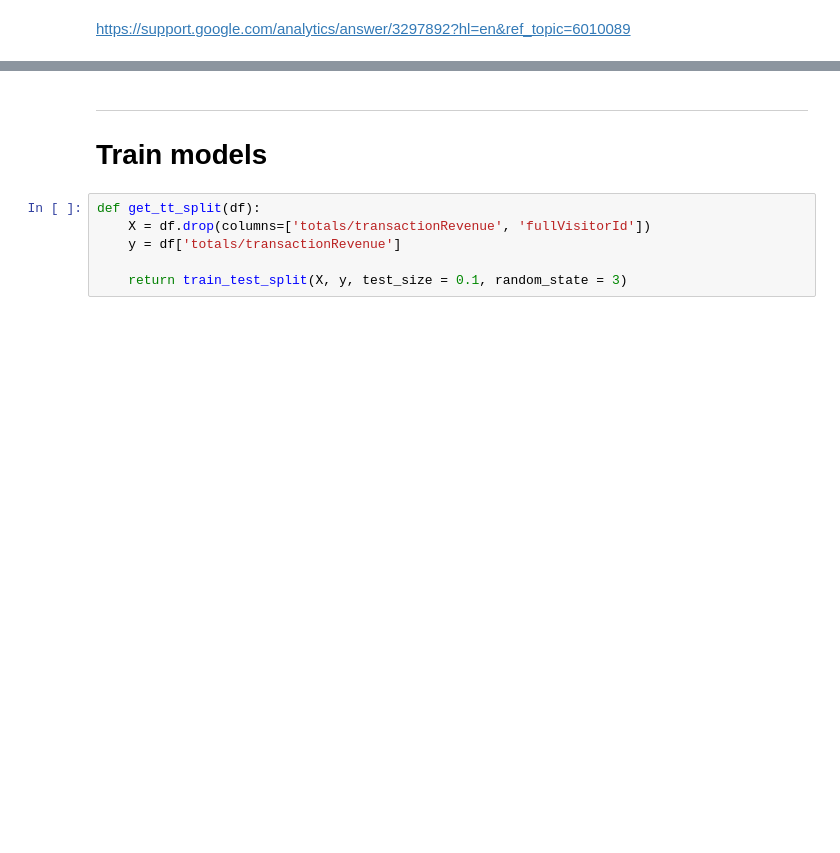
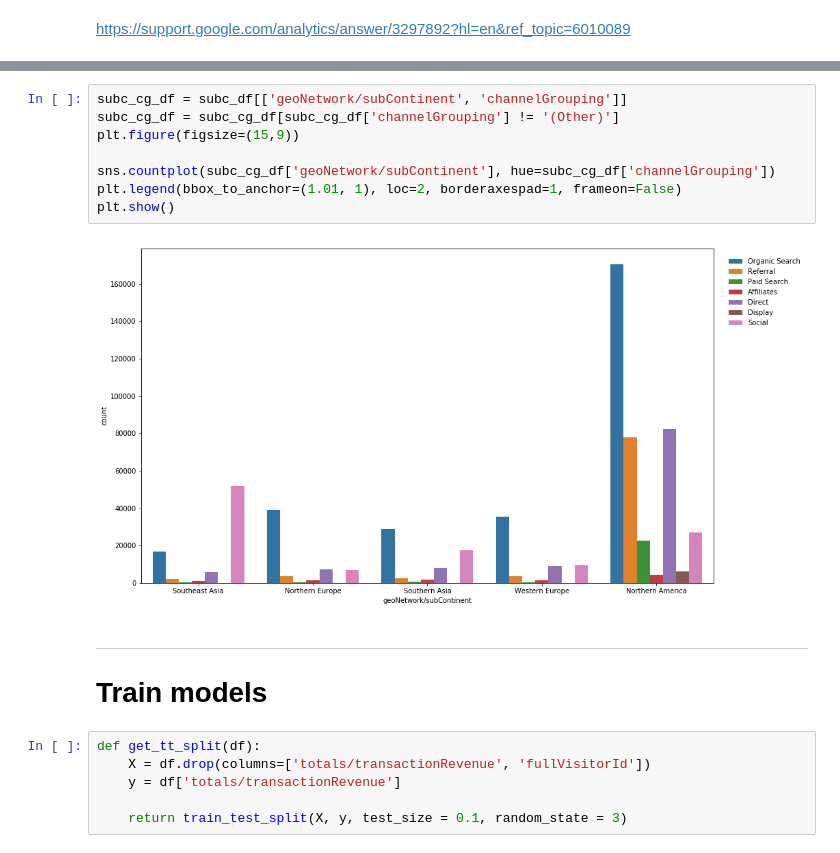
Before and after one commit to milto-github/kaggle-google-analytics, a Jupyter notebook: main_notebook.ipynb, the cells around one changed output, grey strips where cells are left out. Drawn from its saved outputs; the diff is of its cells as text; blank space fills up the shorter version.

```diff
--- a/main_notebook.ipynb
+++ b/main_notebook.ipynb
@@ -409,3 +504,13 @@ plt.show()
+# %%
+subc_cg_df = subc_df[['geoNetwork/subContinent', 'channelGrouping']]
+subc_cg_df = subc_cg_df[subc_cg_df['channelGrouping'] != '(Other)']
+plt.figure(figsize=(15,9))
+
+sns.countplot(subc_cg_df['geoNetwork/subContinent'], hue=subc_cg_df['channelGrouping'])
+plt.legend(bbox_to_anchor=(1.01, 1), loc=2, borderaxespad=1, frameon=False)
+plt.show()
+# %% [output]
+[figure, added]
 # %% [markdown]
 ---
 # Train models
```
Also changed, not shown: parts of 13 cells of this notebook.
